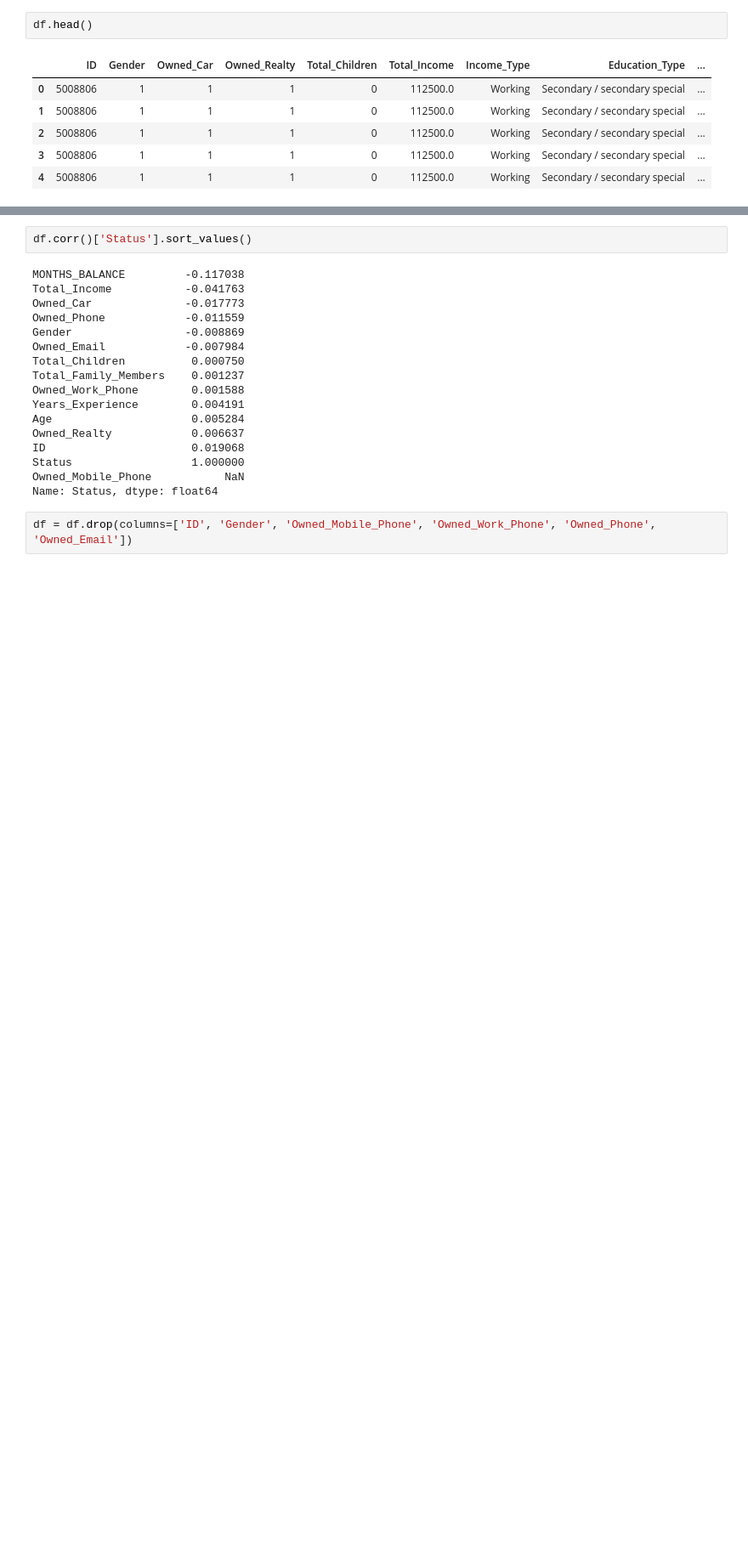
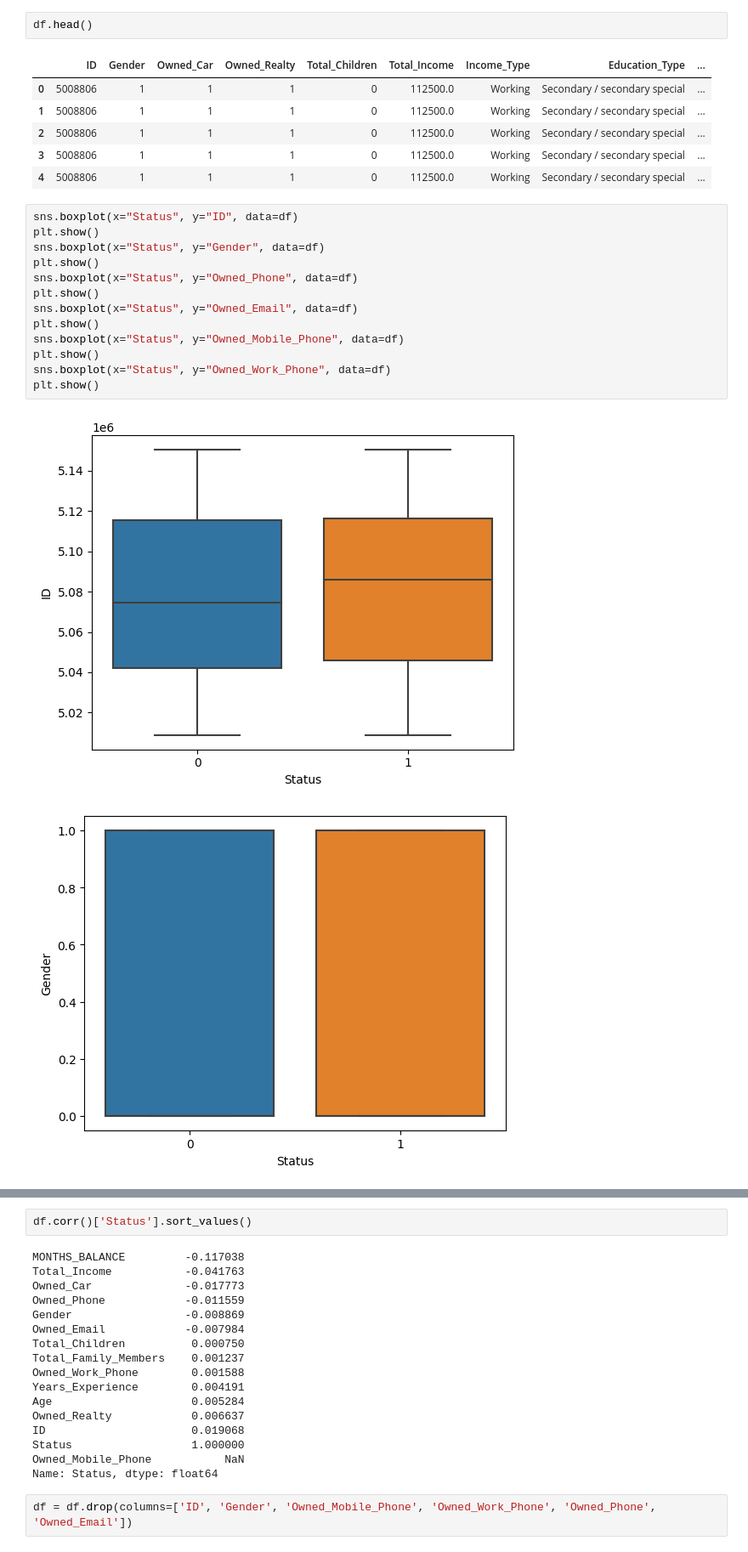
Before and after one commit to SenanayakeX/Data_Mining_Project, a Jupyter notebook: model/Model Building.ipynb, the cells around one changed output, grey strips where cells are left out. Shown: that part at 85% size. Drawn from its saved outputs; the diff is of its cells as text; blank space fills up the shorter version.

Commit message:
Boxplot graphs added!

```diff
--- a/model/Model Building.ipynb
+++ b/model/Model Building.ipynb
@@ -537,3 +535,19 @@ df.head()
 | 2 | 5008806 | 1 | 1 | 1 | 0 | 112500.0 | Working | Secondary / secondary special | ... |
 | 3 | 5008806 | 1 | 1 | 1 | 0 | 112500.0 | Working | Secondary / secondary special | ... |
 | 4 | 5008806 | 1 | 1 | 1 | 0 | 112500.0 | Working | Secondary / secondary special | ... |
+# %%
+sns.boxplot(x="Status", y="ID", data=df)
+plt.show()
+sns.boxplot(x="Status", y="Gender", data=df)
+plt.show()
+sns.boxplot(x="Status", y="Owned_Phone", data=df)
+plt.show()
+sns.boxplot(x="Status", y="Owned_Email", data=df)
+plt.show()
+sns.boxplot(x="Status", y="Owned_Mobile_Phone", data=df)
+plt.show()
+sns.boxplot(x="Status", y="Owned_Work_Phone", data=df)
+plt.show()
+# %% [output]
+[figure, added]
+[figure, added]
```
Also changed, not shown: parts of 5 cells of this notebook.
